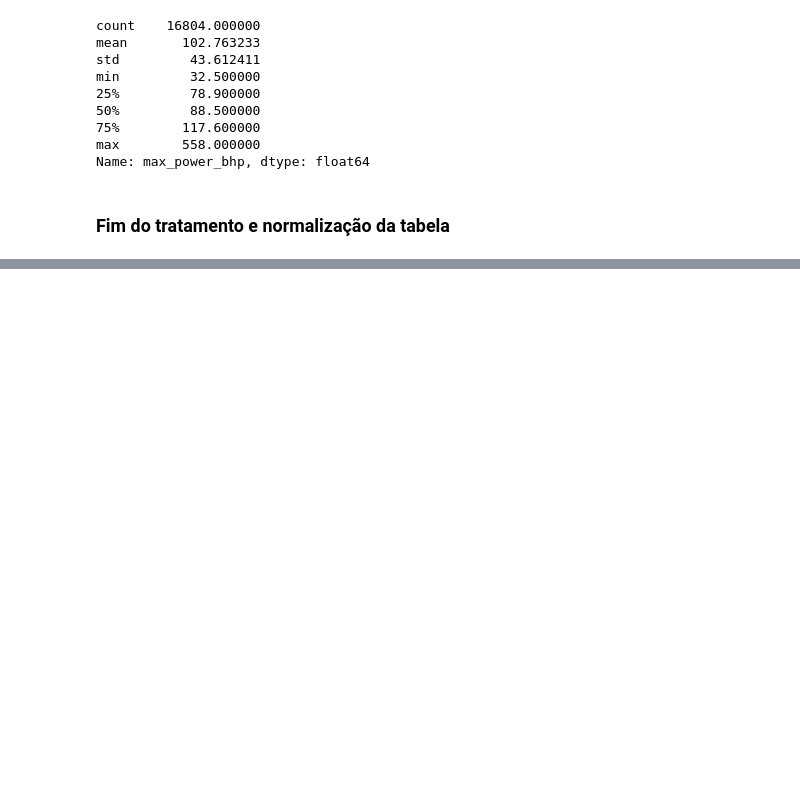
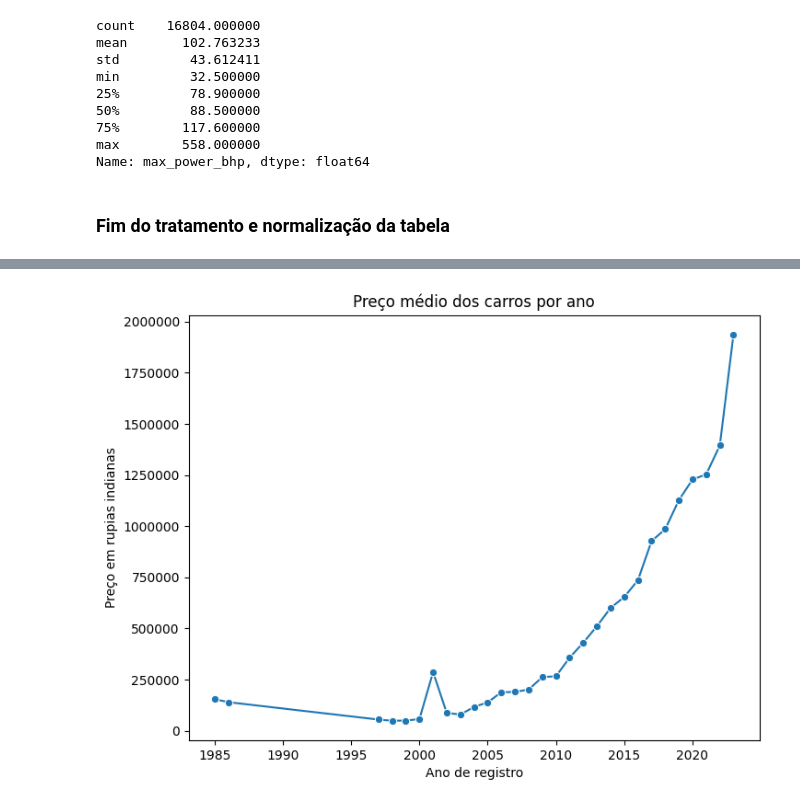
Before and after one commit to yagoschnorr/car-price-prediction, a Jupyter notebook: analise.ipynb, the cells around one changed output, grey strips where cells are left out. Cells and saved outputs as stored; diff of their text form; code cells hidden in the pictures; blank space fills up the shorter version.

```diff
--- a/analise.ipynb
+++ b/analise.ipynb
@@ -370,0 +394,12 @@ df.head()
+# %%
+preco_medio_por_ano = df.groupby("registered_year")["resale_price_inr"].mean().reset_index()
+
+fig, ax = plt.subplots(figsize=(8,6))
+sns.lineplot(data=preco_medio_por_ano, x='registered_year', y='resale_price_inr', marker="o")
+plt.title('Preço médio dos carros por ano')
+plt.xlabel('Ano de registro')
+plt.ylabel('Preço em rupias indianas')
+ax.ticklabel_format(style='plain', axis='y')
+plt.show()
+# %% [output]
+[figure, added]
```
Also changed, not shown: parts of 13 cells of this notebook.
